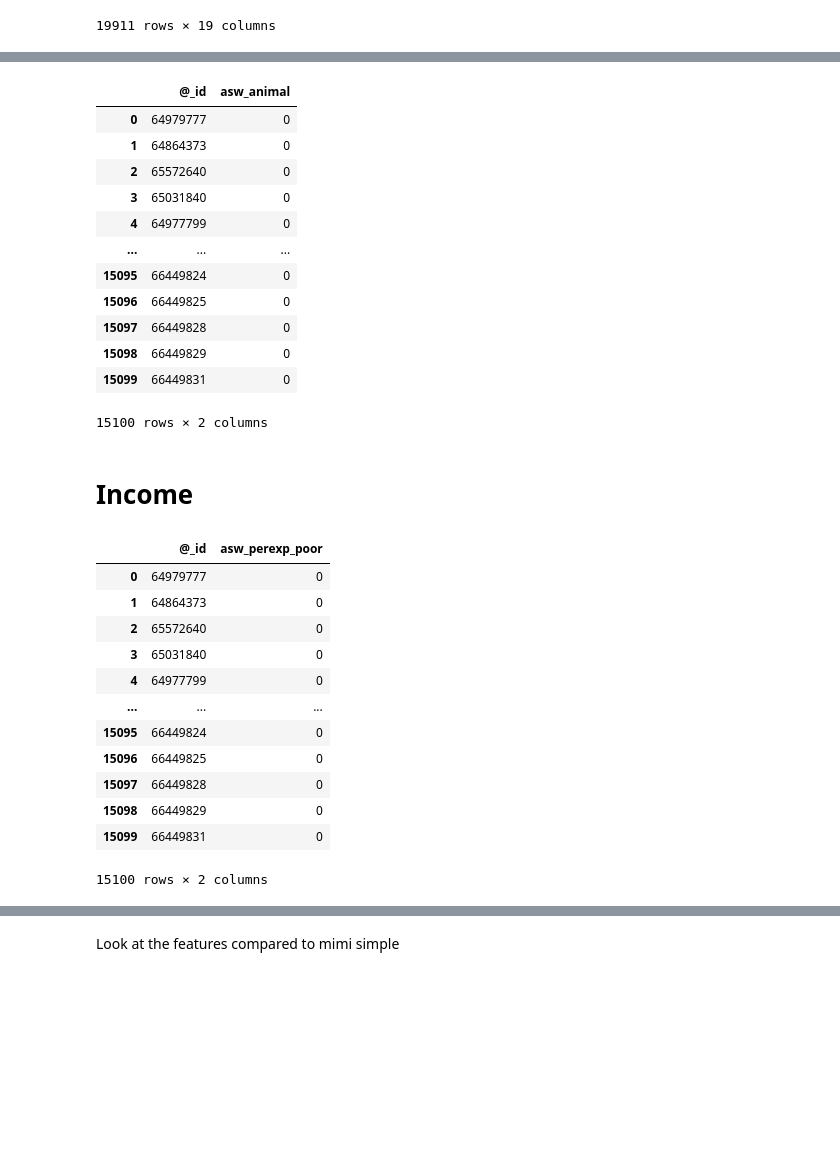
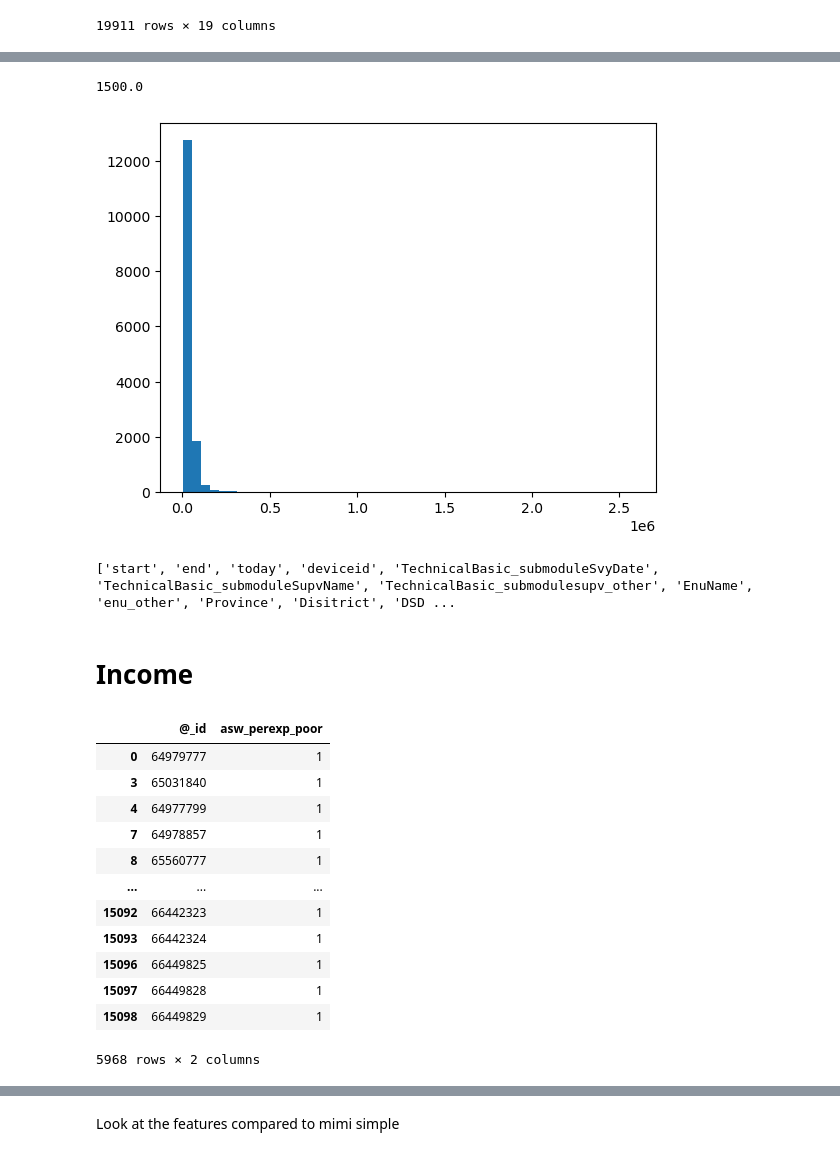
Before and after one commit to MIMI-wfp/sri_lanka, a Jupyter notebook: src/python/extra_features.ipynb, the cells around one changed output, grey strips where cells are left out. Cells and saved outputs as stored; diff of their text form; code cells hidden in the pictures; blank space fills up the shorter version.

```diff
--- a/src/python/extra_features.ipynb
+++ b/src/python/extra_features.ipynb
@@ -75,26 +70,22 @@ def get_asw_animal_2024(df):
     return df
 animal_24 = get_asw_animal_2024(food_security)
 # %%
+
+plt.hist(food_security['totalNFMonthly'], bins = 50)
 # %% [output]
-|  | @_id | asw_animal |
-| 0 | 64979777 | 0 |
-| 1 | 64864373 | 0 |
-| 2 | 65572640 | 0 |
-| 3 | 65031840 | 0 |
-| 4 | 64977799 | 0 |
-| ... | ... | ... |
-| 15095 | 66449824 | 0 |
-| 15096 | 66449825 | 0 |
-| 15097 | 66449828 | 0 |
-| 15098 | 66449829 | 0 |
-| 15099 | 66449831 | 0 |
-15100 rows × 2 columns
+1500.0
+[figure, added]
+# %%
+
+print(food_security.columns.tolist())
+# %% [output]
+['start', 'end', 'today', 'deviceid', 'TechnicalBasic_submoduleSvyDate', 'TechnicalBasic_submoduleSupvName', 'TechnicalBasic_submodulesupv_other', 'EnuName', 'enu_other', 'Province', 'Disitrict', 'DSD ...
 # %% [markdown]
 # Income
 # %%
 def get_asw_perexp_2024(df):
 
-    df['TotalConsumption'] = df['TotalFexpMonthly'] + df['totalNFMonthly']
+    df['TotalConsumption'] = (df['TotalFexpMonthly'] + df['totalNFMonthly'])/df['HHSize']
 
     df['asw_perexp_poor'] = (
         df['TotalConsumption']<16000
@@ -104,17 +95,19 @@ def get_asw_perexp_2024(df):
     return df
 
 poverty_24 = get_asw_perexp_2024(food_security)
-# %% [output]
-|  | @_id | asw_perexp_poor |
-| 0 | 64979777 | 0 |
-| 1 | 64864373 | 0 |
-| 2 | 65572640 | 0 |
-| 3 | 65031840 | 0 |
-| 4 | 64977799 | 0 |
-| ... | ... | ... |
-| 15095 | 66449824 | 0 |
-| 15096 | 66449825 | 0 |
-| 15097 | 66449828 | 0 |
-| 15098 | 66449829 | 0 |
-| 15099 | 66449831 | 0 |
-15100 rows × 2 columns
+# %%
+poverty_24[poverty_24['asw_perexp_poor']==1]
+# %% [output]
+|  | @_id | asw_perexp_poor |
+| 0 | 64979777 | 1 |
+| 3 | 65031840 | 1 |
+| 4 | 64977799 | 1 |
+| 7 | 64978857 | 1 |
+| 8 | 65560777 | 1 |
+| ... | ... | ... |
+| 15092 | 66442323 | 1 |
+| 15093 | 66442324 | 1 |
+| 15096 | 66449825 | 1 |
+| 15097 | 66449828 | 1 |
+| 15098 | 66449829 | 1 |
+5968 rows × 2 columns
```
Also changed, not shown: parts of 9 cells of this notebook, 1 other file.
